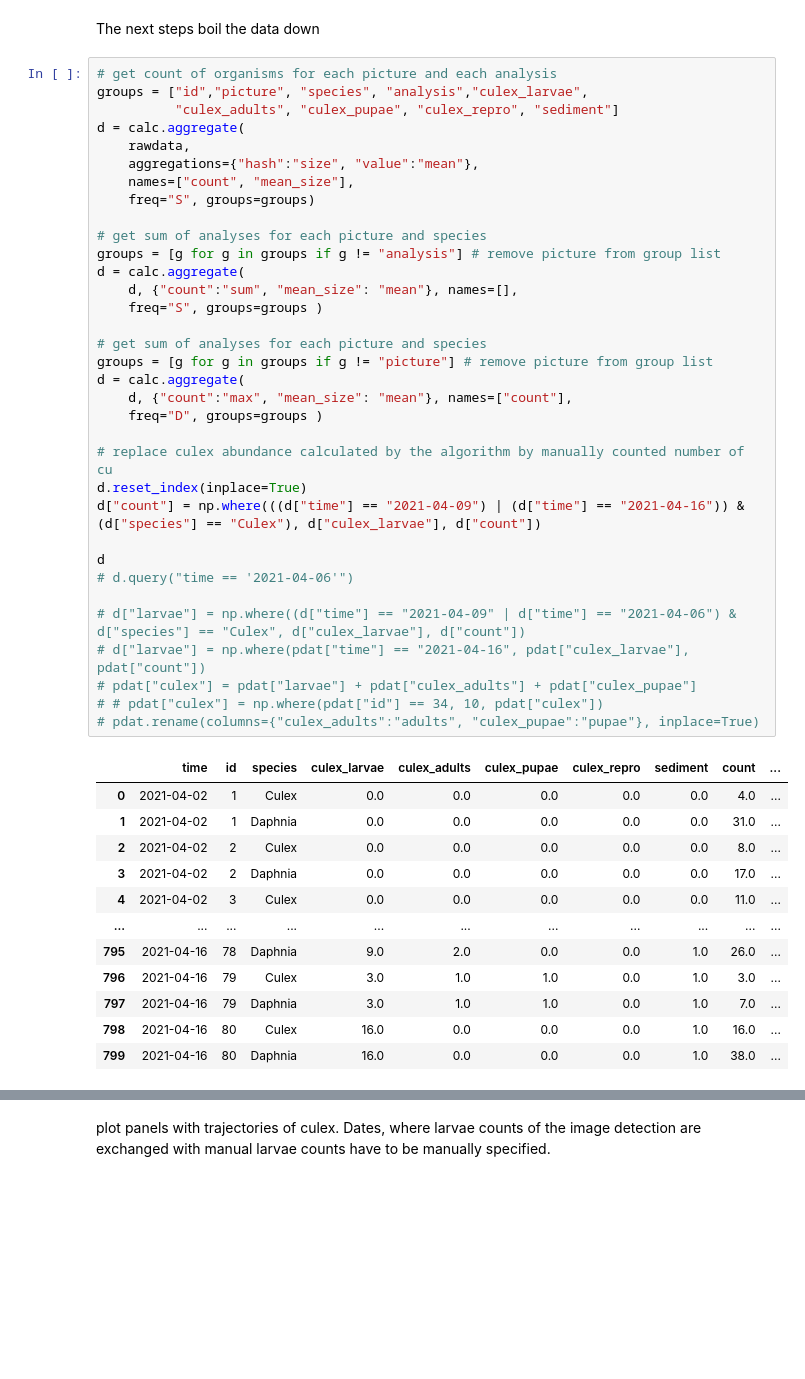
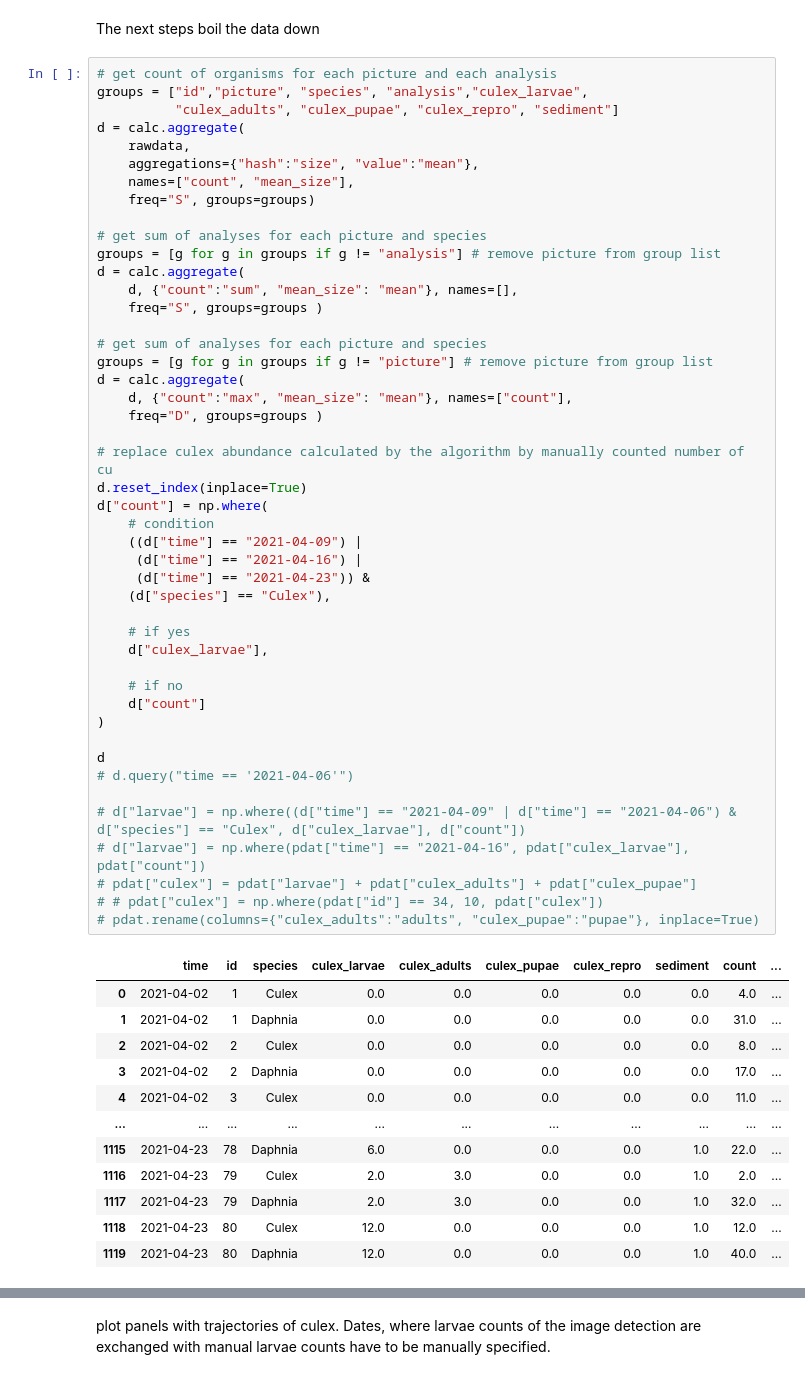
Before and after one commit to flo-schu/peek, a Jupyter notebook: scripts/daphvsculex.ipynb, the cells around one changed output, grey strips where cells are left out. Drawn from its saved outputs; the diff is of its cells as text; blank space fills up the shorter version.

```diff
--- a/scripts/daphvsculex.ipynb
+++ b/scripts/daphvsculex.ipynb
@@ -32,36 +32,48 @@ d = calc.aggregate(
 groups = [g for g in groups if g != "analysis"] # remove picture from group list
 d = calc.aggregate(
     d, {"count":"sum", "mean_size": "mean"}, names=[],
     freq="S", groups=groups )
 
 # get sum of analyses for each picture and species
 groups = [g for g in groups if g != "picture"] # remove picture from group list
 d = calc.aggregate(
     d, {"count":"max", "mean_size": "mean"}, names=["count"],
     freq="D", groups=groups )
 
 # replace culex abundance calculated by the algorithm by manually counted number of cu
 d.reset_index(inplace=True)
-d["count"] = np.where(((d["time"] == "2021-04-09") | (d["time"] == "2021-04-16")) & (d["species"] == "Culex"), d["culex_larvae"], d["count"])
+d["count"] = np.where(
+    # condition
+    ((d["time"] == "2021-04-09") |
+     (d["time"] == "2021-04-16") |
+     (d["time"] == "2021-04-23")) &
+    (d["species"] == "Culex"),
+
+    # if yes
+    d["culex_larvae"],
+
+    # if no
+    d["count"]
+)
 
 d
 # d.query("time == '2021-04-06'")
 
 # d["larvae"] = np.where((d["time"] == "2021-04-09" | d["time"] == "2021-04-06") & d["species"] == "Culex", d["culex_larvae"], d["count"])
 # d["larvae"] = np.where(pdat["time"] == "2021-04-16", pdat["culex_larvae"], pdat["count"])
 # pdat["culex"] = pdat["larvae"] + pdat["culex_adults"] + pdat["culex_pupae"]
 # # pdat["culex"] = np.where(pdat["id"] == 34, 10, pdat["culex"])
 # pdat.rename(columns={"culex_adults":"adults", "culex_pupae":"pupae"}, inplace=True)
 # %% [output]
 |  | time | id | species | culex_larvae | culex_adults | culex_pupae | culex_repro | sediment | count | ... |
 | 0 | 2021-04-02 | 1 | Culex | 0.0 | 0.0 | 0.0 | 0.0 | 0.0 | 4.0 | ... |
 | 1 | 2021-04-02 | 1 | Daphnia | 0.0 | 0.0 | 0.0 | 0.0 | 0.0 | 31.0 | ... |
 | 2 | 2021-04-02 | 2 | Culex | 0.0 | 0.0 | 0.0 | 0.0 | 0.0 | 8.0 | ... |
 | 3 | 2021-04-02 | 2 | Daphnia | 0.0 | 0.0 | 0.0 | 0.0 | 0.0 | 17.0 | ... |
 | 4 | 2021-04-02 | 3 | Culex | 0.0 | 0.0 | 0.0 | 0.0 | 0.0 | 11.0 | ... |
 | ... | ... | ... | ... | ... | ... | ... | ... | ... | ... | ... |
-| 795 | 2021-04-16 | 78 | Daphnia | 9.0 | 2.0 | 0.0 | 0.0 | 1.0 | 26.0 | ... |
-| 796 | 2021-04-16 | 79 | Culex | 3.0 | 1.0 | 1.0 | 0.0 | 1.0 | 3.0 | ... |
-| 797 | 2021-04-16 | 79 | Daphnia | 3.0 | 1.0 | 1.0 | 0.0 | 1.0 | 7.0 | ... |
-| 798 | 2021-04-16 | 80 | Culex | 16.0 | 0.0 | 0.0 | 0.0 | 1.0 | 16.0 | ... |
-| 799 | 2021-04-16 | 80 | Daphnia | 16.0 | 0.0 | 0.0 | 0.0 | 1.0 | 38.0 | ... |
+| 1115 | 2021-04-23 | 78 | Daphnia | 6.0 | 0.0 | 0.0 | 0.0 | 1.0 | 22.0 | ... |
+| 1116 | 2021-04-23 | 79 | Culex | 2.0 | 3.0 | 0.0 | 0.0 | 1.0 | 2.0 | ... |
+| 1117 | 2021-04-23 | 79 | Daphnia | 2.0 | 3.0 | 0.0 | 0.0 | 1.0 | 32.0 | ... |
+| 1118 | 2021-04-23 | 80 | Culex | 12.0 | 0.0 | 0.0 | 0.0 | 1.0 | 12.0 | ... |
+| 1119 | 2021-04-23 | 80 | Daphnia | 12.0 | 0.0 | 0.0 | 0.0 | 1.0 | 40.0 | ... |
```
Also changed, not shown: parts of 3 cells of this notebook, 3 other files.
